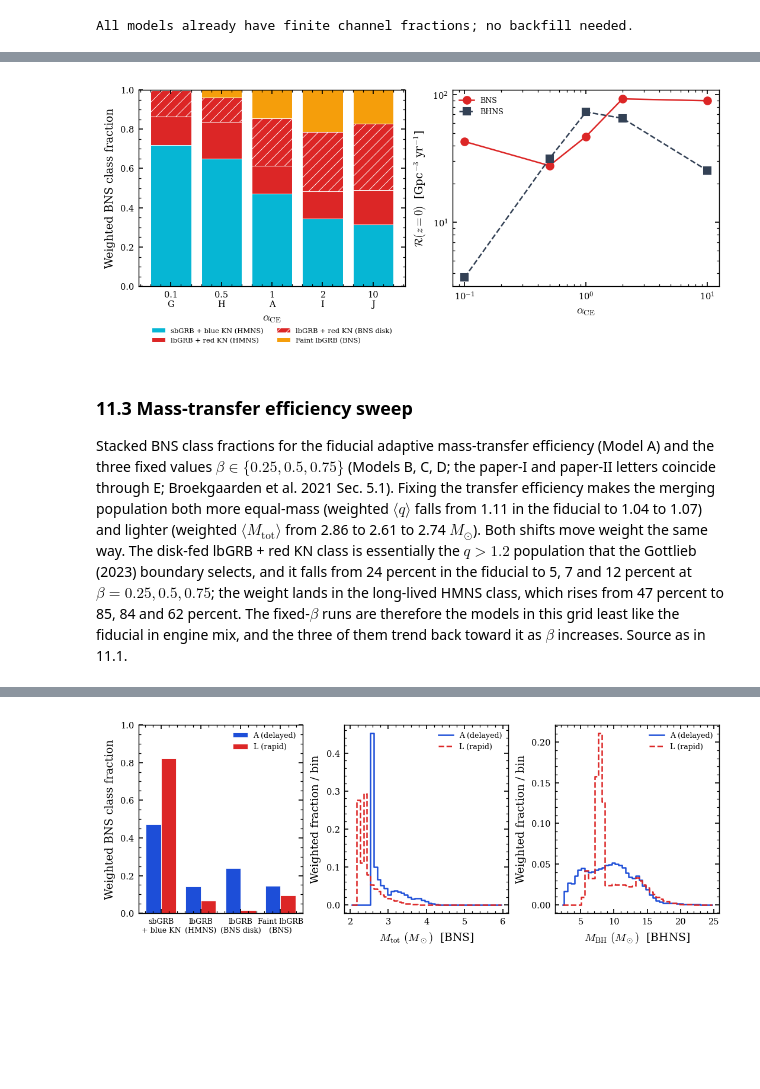
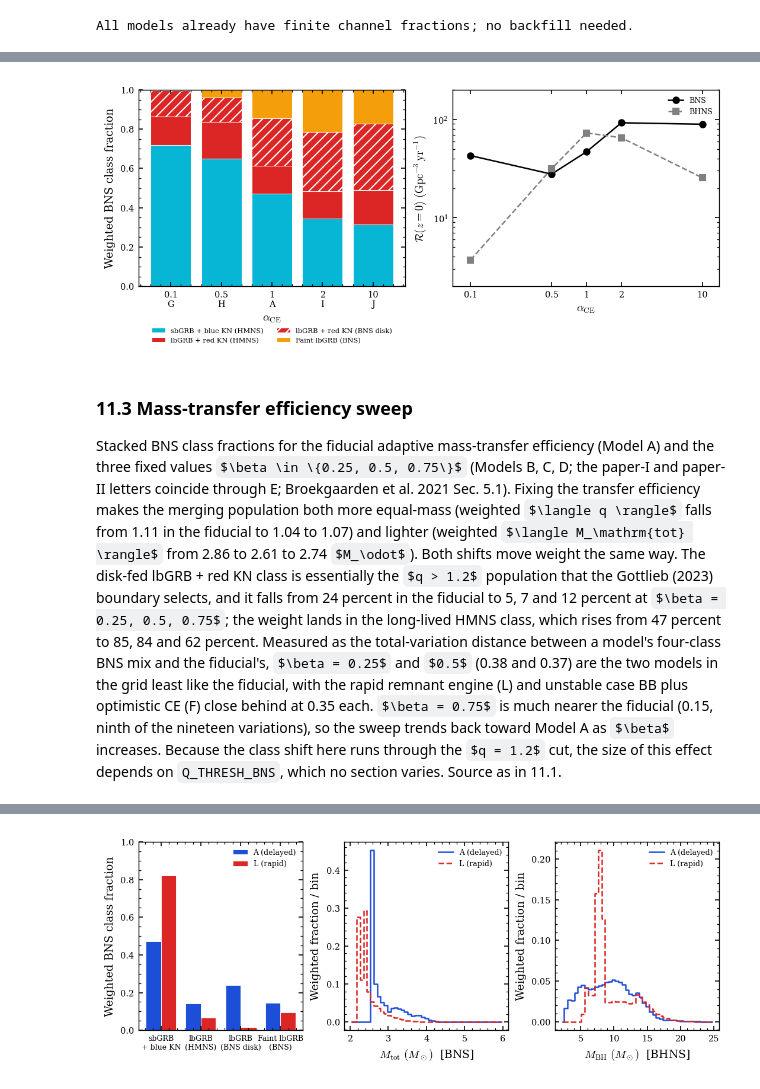
Before and after one commit to jorodgrz/GRB, a Jupyter notebook: grb_main.ipynb, the cells around one changed output, grey strips where cells are left out. Drawn from its saved outputs; the diff is of its cells as text; code cells hidden in the pictures; some formulas as TeX source; blank space fills up the shorter version.

Commit message:
completed 20 model cosmic integration plot under classification sheme

```diff
--- a/grb_main.ipynb
+++ b/grb_main.ipynb
@@ -5053,41 +5501,54 @@ _bns_colours = {'sbGRB + blue KN': C_SB_BLUE,
                 'lbGRB + red KN (disk)': C_LB_DISK,
                 'Faint lbGRB': C_FAINT}
 _hatch = {'lbGRB + red KN (disk)': '///'}
 
 fig, axes = plt.subplots(1, 2, figsize=(7.0, 3.0), constrained_layout=True)
 x = np.arange(len(ALPHA_SEQ))
 bottom = np.zeros(len(ALPHA_SEQ))
 for j, k in enumerate(_bns_keys):
     axes[0].bar(x, _frac[:, j], bottom=bottom, color=_bns_colours[k],
                 label=CLASS_LABELS.get(k, k), edgecolor='white', linewidth=0.5,
                 hatch=_hatch.get(k))
     top = bottom + _frac[:, j]
     bottom = top
 axes[0].set_xticks(x)
 # Tick label carries the alpha_CE value and the paper-II model letter.
 axes[0].set_xticklabels([f'{a:g}\n{_p2(s)}' for a, s in zip(_alpha, ALPHA_SEQ)])
 axes[0].set_xlabel(r'$\alpha_\mathrm{CE}$')
 axes[0].set_ylabel('Weighted BNS class fraction')
 axes[0].set_ylim(0, 1)
 axes[0].legend(loc='upper center', bbox_to_anchor=(0.5, -0.18), ncol=2,
                fontsize=5.5, frameon=False)
 
-axes[1].plot(_alpha, _r0_bns, 'o-', color=C_LB_HMNS, lw=1.2, label='BNS')
-axes[1].plot(_alpha, _r0_bhns, 's--', color=C_NO_GRB, lw=1.2, label='BHNS')
+# Population, not GRB class: every palette hex already names a class or a
+# model, and the class colours sit in the neighbouring panel, so the two
+# populations are neutral and told apart by marker and dash (as the dark
+# rate diamonds of 11.1 are).
+axes[1].plot(_alpha, _r0_bns, 'o-', color='k', lw=1.2, ms=5, label='BNS')
+axes[1].plot(_alpha, _r0_bhns, 's--', color='0.5', lw=1.2, ms=5, label='BHNS')
 axes[1].set_xscale('log')
 axes[1].set_yscale('log')
+axes[1].set_xticks(_alpha)
+axes[1].set_xticklabels([f'{a:g}' for a in _alpha])
+axes[1].xaxis.set_minor_locator(plt.NullLocator())
+axes[1].set_xlim(0.07, 14.0)
+axes[1].set_ylim(2.0, 200.0)
 axes[1].set_xlabel(r'$\alpha_\mathrm{CE}$')
-axes[1].set_ylabel(r'$\mathcal{R}(z=0)$  [Gpc$^{-3}$ yr$^{-1}$]')
+axes[1].set_ylabel(r'$\mathcal{R}(z=0)\ ({\rm Gpc^{-3}\,yr^{-1}})$')
 axes[1].legend(fontsize=6, frameon=False)
 fig.savefig('plots/class_fractions_alpha_ce_5pt.pdf')
 fig.savefig('plots/class_fractions_alpha_ce_5pt.png', dpi=300)
 plt.show()
+
+# Guard the axis limits against a rescan that moves a point off the frame.
+assert np.all((_r0_bns > 2.0) & (_r0_bns < 200.0)), _r0_bns
+assert np.all((_r0_bhns > 2.0) & (_r0_bhns < 200.0)), _r0_bhns
 # %% [output]
-[figure, old version]
+[figure, new version]
 # %% [markdown]
 ### 11.3 Mass-transfer efficiency sweep
 
-Stacked BNS class fractions for the fiducial adaptive mass-transfer efficiency (Model A) and the three fixed values $\beta \in \{0.25, 0.5, 0.75\}$ (Models B, C, D; the paper-I and paper-II letters coincide through E; Broekgaarden et al. 2021 Sec. 5.1). Fixing the transfer efficiency makes the merging population both more equal-mass (weighted $\langle q \rangle$ falls from 1.11 in the fiducial to 1.04 to 1.07) and lighter (weighted $\langle M_\mathrm{tot} \rangle$ from 2.86 to 2.61 to 2.74 $M_\odot$). Both shifts move weight the same way. The disk-fed lbGRB + red KN class is essentially the $q > 1.2$ population that the Gottlieb (2023) boundary selects, and it falls from 24 percent in the fiducial to 5, 7 and 12 percent at $\beta = 0.25, 0.5, 0.75$; the weight lands in the long-lived HMNS class, which rises from 47 percent to 85, 84 and 62 percent. The fixed-$\beta$ runs are therefore the models in this grid least like the fiducial in engine mix, and the three of them trend back toward it as $\beta$ increases. Source as in 11.1.
+Stacked BNS class fractions for the fiducial adaptive mass-transfer efficiency (Model A) and the three fixed values $\beta \in \{0.25, 0.5, 0.75\}$ (Models B, C, D; the paper-I and paper-II letters coincide through E; Broekgaarden et al. 2021 Sec. 5.1). Fixing the transfer efficiency makes the merging population both more equal-mass (weighted $\langle q \rangle$ falls from 1.11 in the fiducial to 1.04 to 1.07) and lighter (weighted $\langle M_\mathrm{tot} \rangle$ from 2.86 to 2.61 to 2.74 $M_\odot$). Both shifts move weight the same way. The disk-fed lbGRB + red KN class is essentially the $q > 1.2$ population that the Gottlieb (2023) boundary selects, and it falls from 24 percent in the fiducial to 5, 7 and 12 percent at $\beta = 0.25, 0.5, 0.75$; the weight lands in the long-lived HMNS class, which rises from 47 percent to 85, 84 and 62 percent. Measured as the total-variation distance between a model's four-class BNS mix and the fiducial's, $\beta = 0.25$ and $0.5$ (0.38 and 0.37) are the two models in the grid least like the fiducial, with the rapid remnant engine (L) and unstable case BB plus optimistic CE (F) close behind at 0.35 each. $\beta = 0.75$ is much nearer the fiducial (0.15, ninth of the nineteen variations), so the sweep trends back toward Model A as $\beta$ increases. Because the class shift here runs through the $q = 1.2$ cut, the size of this effect depends on `Q_THRESH_BNS`, which no section varies. Source as in 11.1.
 # %%
 _d = np.load(RESULTS_PATH, allow_pickle=False)
 _suffixes = [str(s) for s in _d['suffixes']]
```
Also changed, not shown: parts of 26 cells of this notebook, 41 other files.
